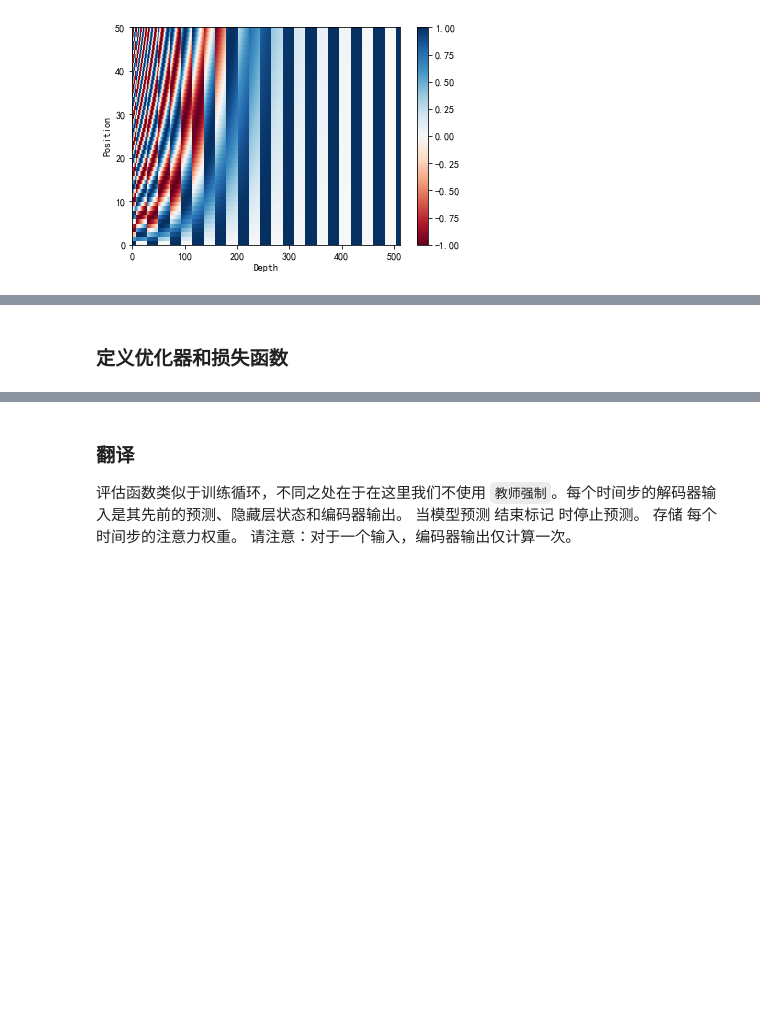
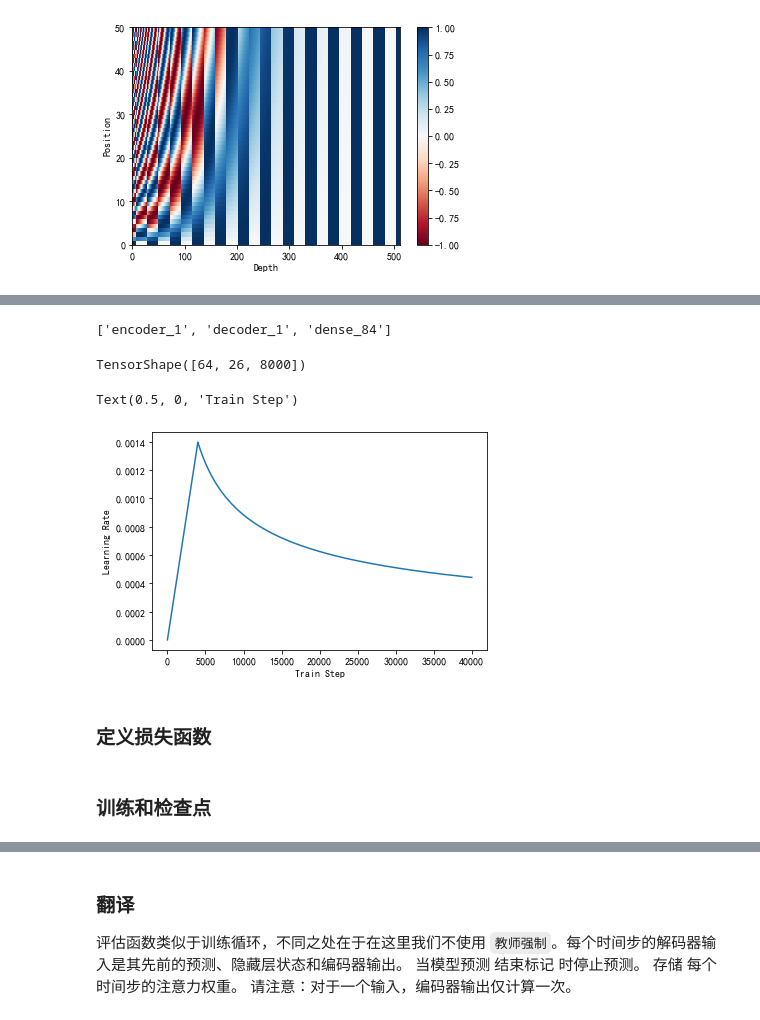
Before and after one commit to taichuai/d2l_zh_tensorflow2.0, a Jupyter notebook: 10.10 self-attention之transformer.ipynb, the cells around one changed output, grey strips where cells are left out. Saved outputs shown, nothing was run; the diff lists cells and outputs as text; code cells hidden in the pictures; blank space fills up the shorter version.

```diff
--- a/10.10 self-attention之transformer.ipynb
+++ b/10.10 self-attention之transformer.ipynb
@@ -555,0 +709,53 @@ print ('Decoder output shape: (batch_size, vocab size) {}'.format(sample_decoder
+# %%
+sample_transformer = Transformer(
+    num_layers=2, d_model=512, num_heads=8, intermediate_size=2048,
+    input_vocab_size=8500, target_vocab_size=8000,
+    en_max_pos_encoding=10000, de_max_pos_encoding=6000)
+
+temp_input = tf.random.uniform((64, 62))
+temp_target = tf.random.uniform((64, 26))
+
+fn_out, _ = sample_transformer(temp_input, temp_target, training=False,
+                               enc_padding_mask=None,
+                               look_ahead_mask=None,
+                               dec_padding_mask=None)
+print([l.name for l in sample_transformer.layers])
+
+fn_out.shape  # (batch_size, tar_seq_len, target_vocab_size)
+# %% [output]
+['encoder_1', 'decoder_1', 'dense_84']
+TensorShape([64, 26, 8000])
+# %%
+# 配置超参数
+num_layers = 4
+d_model = 128
+intermediate_size = 512
+num_heads = 8
+input_vocab_size = vocab_inp_size
+target_vocab_size = input_vocab_size
+dropout_rate = 0.1
+# %%
+# 定义优化器,设置学习率调度
+class CustomSchedule(tf.keras.optimizers.schedules.LearningRateSchedule):
+    def __init__(self, d_model, warmup_steps=4000):
+        super(CustomSchedule, self).__init__()
+
+        self.d_model = tf.cast(d_model, tf.float32)
+        self.warmup_steps = warmup_steps
+
+    def __call__(self, step):
+        # tf.math.rsqrt即平方根的倒数
+        arg1 = tf.math.rsqrt(step)
+        # **表示指数 a**b = a^b
+        arg2 = step * (self.warmup_steps ** -1.5)
+
+        return tf.math.rsqrt(self.d_model) * tf.math.minimum(arg1, arg2)
+# %%
+temp_learning_rate_schedule = CustomSchedule(d_model)
+
+plt.plot(temp_learning_rate_schedule(tf.range(40000, dtype=tf.float32)))
+plt.ylabel("Learning Rate")
+plt.xlabel("Train Step")
+# %% [output]
+Text(0.5, 0, 'Train Step')
+[figure, added]
@@ -556,3 +767,3 @@ print ('Decoder output shape: (batch_size, vocab size) {}'.format(sample_decoder
 # %% [markdown]
-### 定义优化器和损失函数
+### 定义损失函数
 # %%
@@ -571,0 +786,2 @@ def loss_function(real, pred):
+# %% [markdown]
+### 训练和检查点
```
Also changed, not shown: parts of 27 cells of this notebook.
